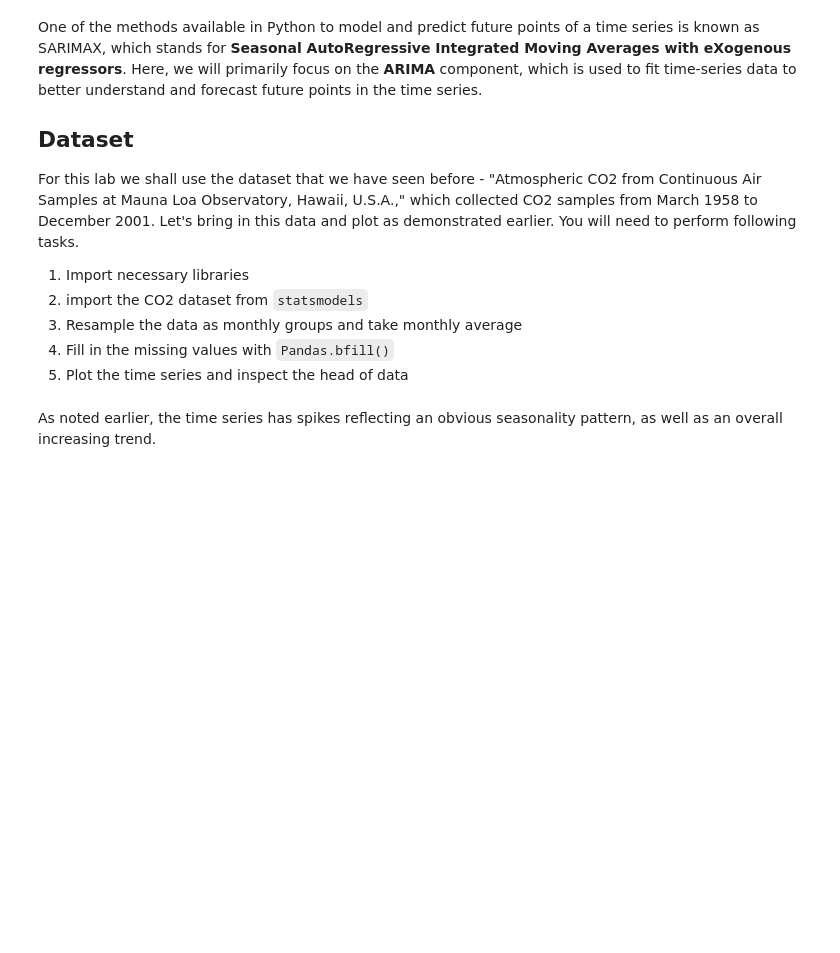
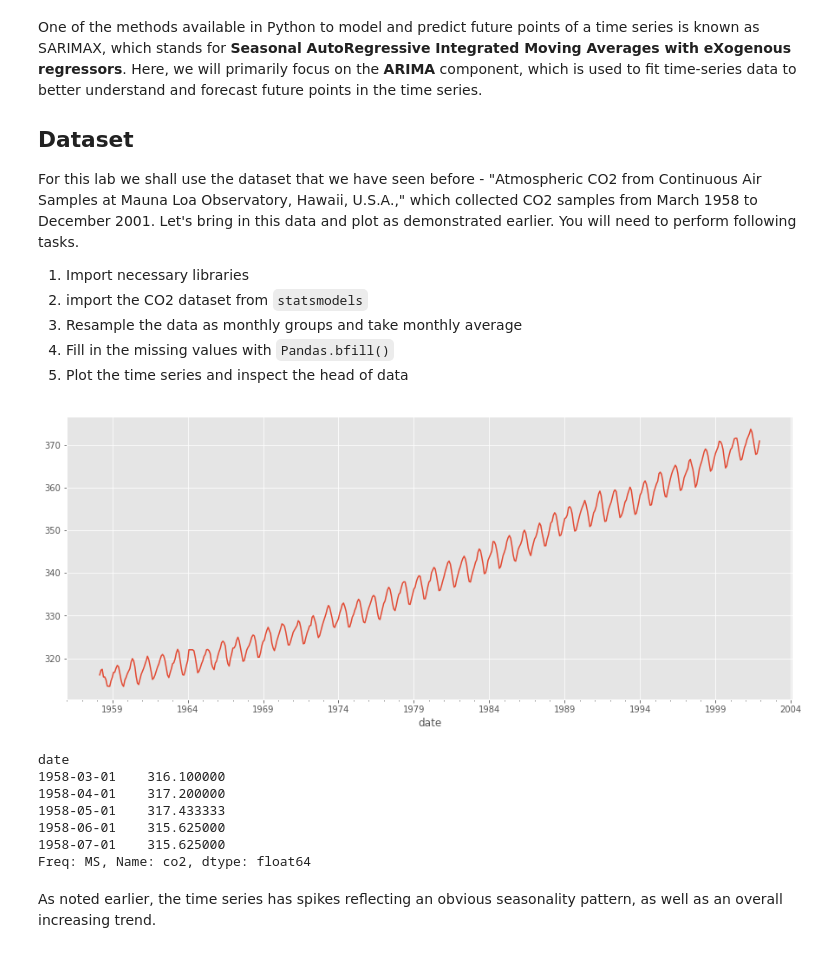
Before and after one commit to learn-co-curriculum/dsc-sarima-models-lab, a Jupyter notebook: index.ipynb, the cells around one changed output. Cells and saved outputs as stored; diff of their text form; code cells hidden in the pictures; blank space fills up the shorter version.

Commit message:
Auto-create curriculum branch from master + solution

```diff
--- a/index.ipynb
+++ b/index.ipynb
@@ -73,6 +73,54 @@ plt.style.use('ggplot')
 # 1958-06-01    315.625000
 # 1958-07-01    315.625000
 # Freq: MS, Name: co2, dtype: float64
+# %%
+# __SOLUTION__
+# Import necessary libraries
+import warnings
+warnings.filterwarnings('ignore')
+warnings.
+import itertools
+import pandas as pd
+import numpy as np
+import statsmodels.api as sm
+import matplotlib.pyplot as plt
+from matplotlib.pylab import rcParams
+plt.style.use('ggplot')
+# %%
+# __SOLUTION__
+dataset = sm.datasets.co2.load().data
+df = pd.DataFrame(dataset)
+df['date'] = pd.to_datetime(df.date.str.decode("utf-8"))
+df.set_index(df['date'], inplace=True)
+df.drop(['date'], axis=1, inplace=True)
+df = df.asfreq('W-SAT')
+
+# The 'MS' string groups the data in buckets by start of the month
+CO2 = df['co2'].resample('MS').mean()
+
+# The term bfill means that we use the value before filling in missing values
+CO2 = CO2.fillna(CO2.bfill())
+
+# Plot the time-series
+CO2.plot(figsize=(15, 6))
+plt.show()
+print(CO2.head())
+
+# 1958-03-01    316.100000
+# 1958-04-01    317.200000
+# 1958-05-01    317.433333
+# 1958-06-01    315.625000
+# 1958-07-01    315.625000
+# Freq: MS, Name: co2, dtype: float64
+# %% [output]
+[figure, added]
+date
+1958-03-01    316.100000
+1958-04-01    317.200000
+1958-05-01    317.433333
+1958-06-01    315.625000
+1958-07-01    315.625000
+Freq: MS, Name: co2, dtype: float64
 # %% [markdown]
 As noted earlier, the time series has spikes reflecting an obvious seasonality pattern, as well as an overall increasing trend.
 # %% [markdown]
```
Also changed, not shown: parts of 13 cells of this notebook, 6 other files.
